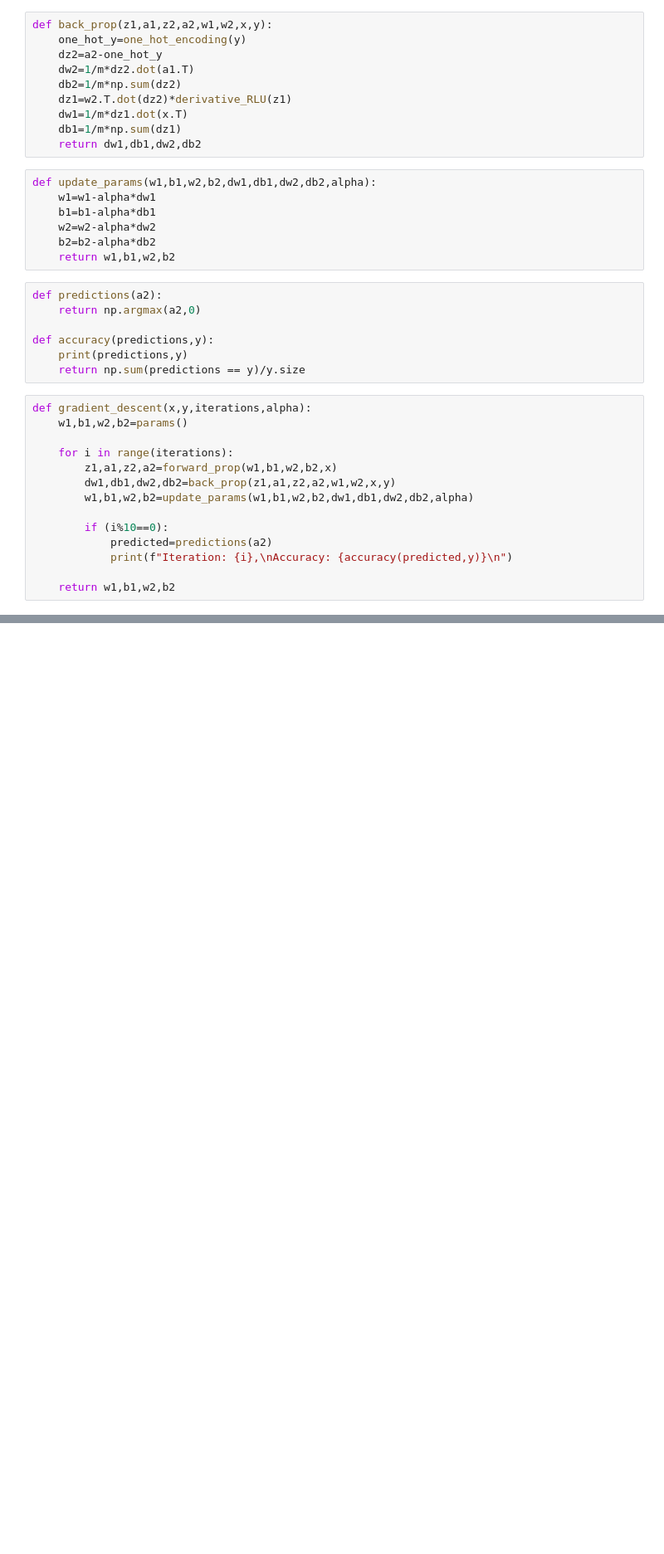
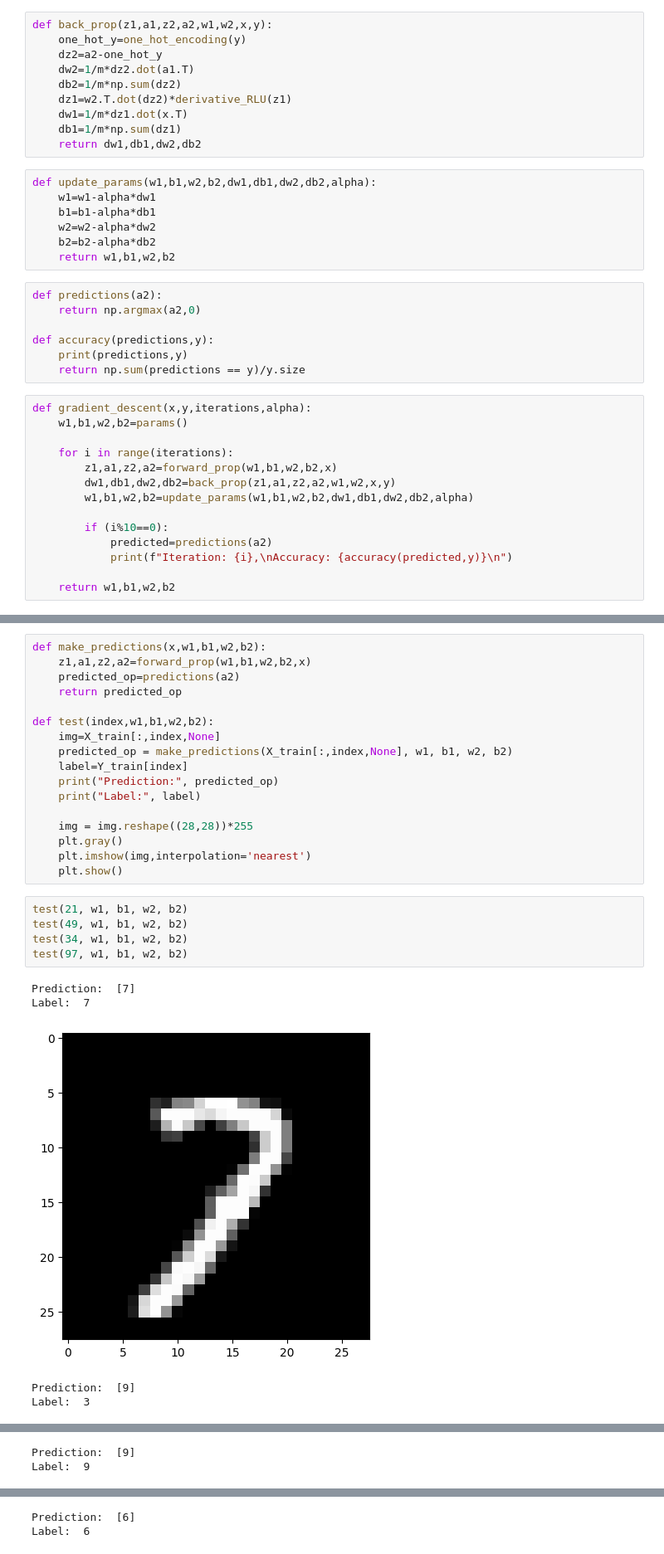
Before and after one commit to SuzaanAhmed/Neural-Network, a Jupyter notebook: NN.ipynb, the cells around one changed output, grey strips where cells are left out. Shown at 83% size. Drawn from its saved outputs; the diff is of its cells as text; blank space fills up the shorter version.

```diff
--- a/NN.ipynb
+++ b/NN.ipynb
@@ -156,0 +156,28 @@ KeyboardInterrupt:
+# %%
+def make_predictions(x,w1,b1,w2,b2):
+    z1,a1,z2,a2=forward_prop(w1,b1,w2,b2,x)
+    predicted_op=predictions(a2)
+    return predicted_op
+
+def test(index,w1,b1,w2,b2):
+    img=X_train[:,index,None]
+    predicted_op = make_predictions(X_train[:,index,None], w1, b1, w2, b2)
+    label=Y_train[index]
+    print("Prediction:", predicted_op)
+    print("Label:", label)
+
+    img = img.reshape((28,28))*255
+    plt.gray()
+    plt.imshow(img,interpolation='nearest')
+    plt.show()
+# %%
+test(21, w1, b1, w2, b2)
+test(49, w1, b1, w2, b2)
+test(34, w1, b1, w2, b2)
+test(97, w1, b1, w2, b2)
+# %% [output]
+Prediction:  [7]
+Label:  7
+[figure, added]
+Prediction:  [9]
+Label:  3
@@ -156,0 +185,2 @@ KeyboardInterrupt:
+Prediction:  [9]
+Label:  9
@@ -156,0 +188,2 @@ KeyboardInterrupt:
+Prediction:  [6]
+Label:  6
```
Also changed, not shown: parts of 3 cells of this notebook.
